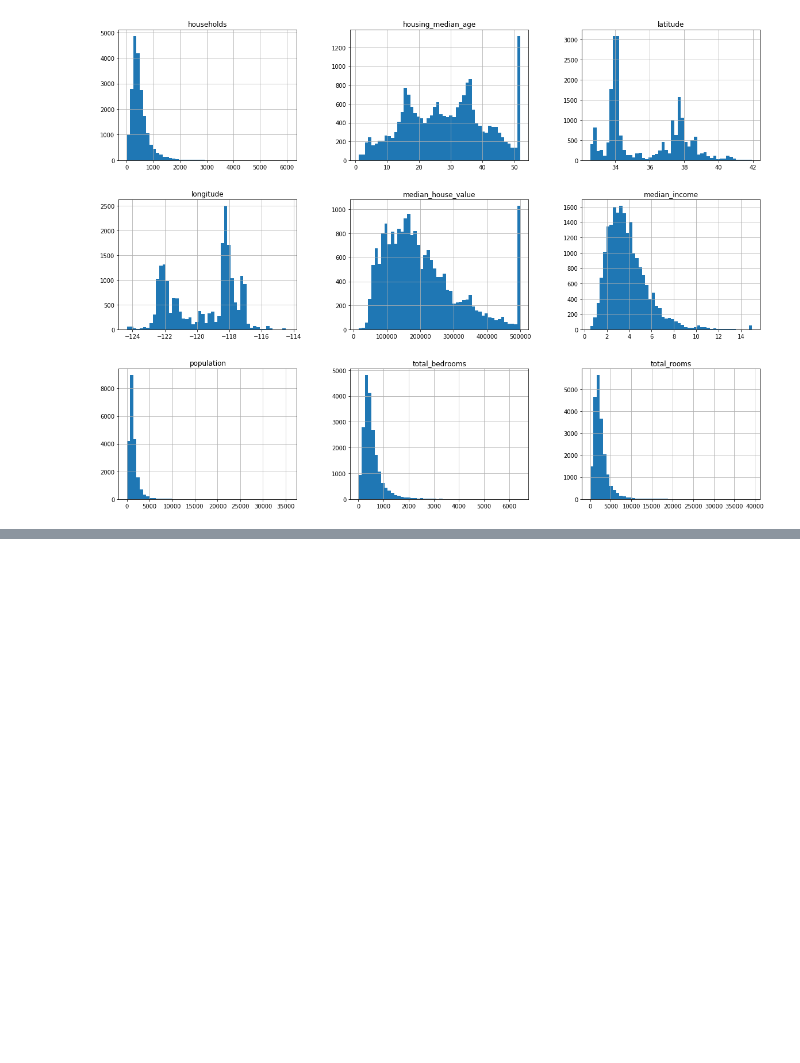
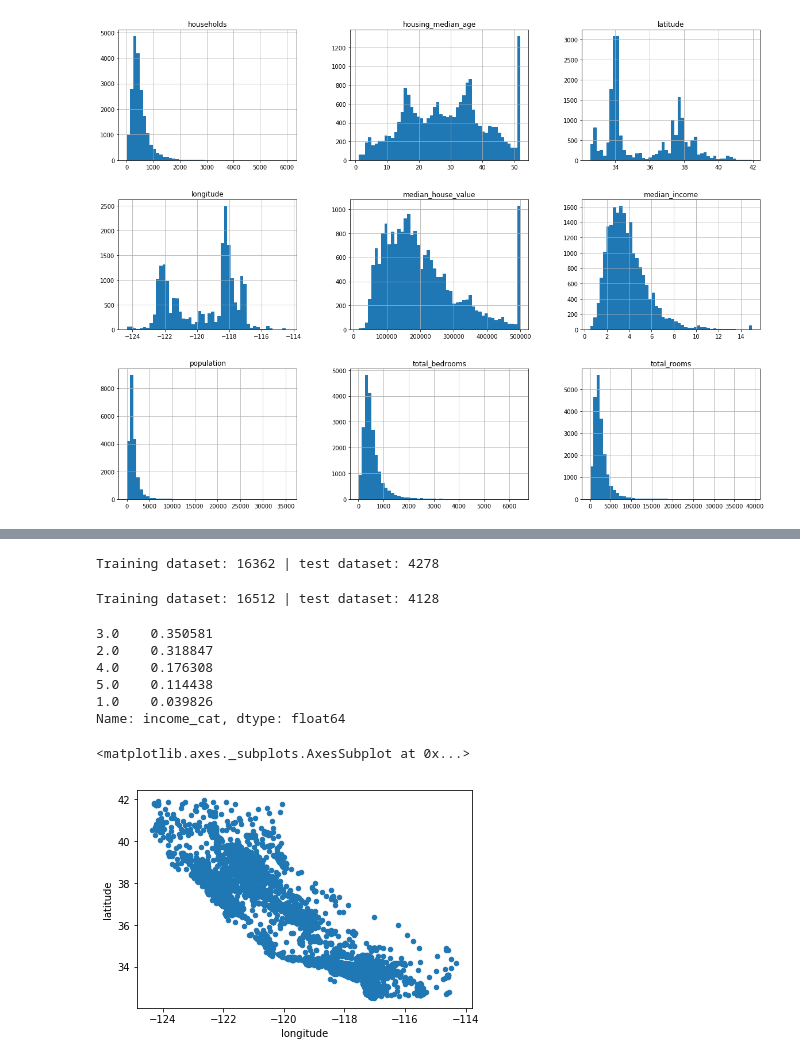
Before and after one commit to sleter/machine_learning, a Jupyter notebook: ml_project_flow/Apartments.ipynb, the cells around one changed output, grey strips where cells are left out. Cells and saved outputs as stored; diff of their text form; code cells hidden in the pictures; blank space fills up the shorter version.

Commit message:
data preprocessing

```diff
--- a/ml_project_flow/Apartments.ipynb
+++ b/ml_project_flow/Apartments.ipynb
@@ -79,0 +96,43 @@ plt.show()
+# %%
+import hashlib
+
+# split data by id (simple solution for additional data)
+def test_set_check(id, test_ratio, hash):
+    return hash(np.int64(id)).digest()[-1] < 256 * test_ratio
+
+def split_train_test_by_id(data, test_ratio, id_column, hash=hashlib.md5):
+    ids = data[id_column]
+    in_test_set = ids.apply(lambda id_: test_set_check(id_, test_ratio, hash))
+    return data.loc[~in_test_set], data.loc[in_test_set]
+
+housing_with_id = housing.reset_index()
+train_set, test_set = split_train_test_by_id(housing_with_id, 0.2, 'index')
+print("Training dataset: {} | test dataset: {}".format(len(train_set), len(test_set)))
+# %% [output]
+Training dataset: 16362 | test dataset: 4278
+# %%
+from sklearn.model_selection import train_test_split
+
+train_set, test_set = train_test_split(housing, test_size=0.2, random_state=42)
+print("Training dataset: {} | test dataset: {}".format(len(train_set), len(test_set)))
+# %% [output]
+Training dataset: 16512 | test dataset: 4128
+# %%
+housing['income_cat'] =  np.ceil(housing['median_income'] / 1.5)
+housing['income_cat'].where(housing['income_cat'] < 5, 5.0, inplace=True)
+
+from sklearn.model_selection import StratifiedShuffleSplit
+# split based income_cat
+split = StratifiedShuffleSplit(n_splits=1, test_size=0.2, random_state=42)
+for train_index, test_index in split.split(housing, housing['income_cat']):
+    strat_train_set = housing.loc[train_index]
+    strat_test_set = housing.loc[test_index]
+
+housing['income_cat'].value_counts()/len(housing)
+# %% [output]
+3.0    0.350581
+2.0    0.318847
+4.0    0.176308
+5.0    0.114438
+1.0    0.039826
+Name: income_cat, dtype: float64
@@ -79,0 +143,7 @@ plt.show()
+# %%
+housing = strat_train_set.copy()
+# %%
+housing.plot(kind='scatter', x='longitude', y='latitude')
+# %% [output]
+<matplotlib.axes._subplots.AxesSubplot at 0x...>
+[figure, added]
```
Also changed, not shown: parts of 9 cells of this notebook.
